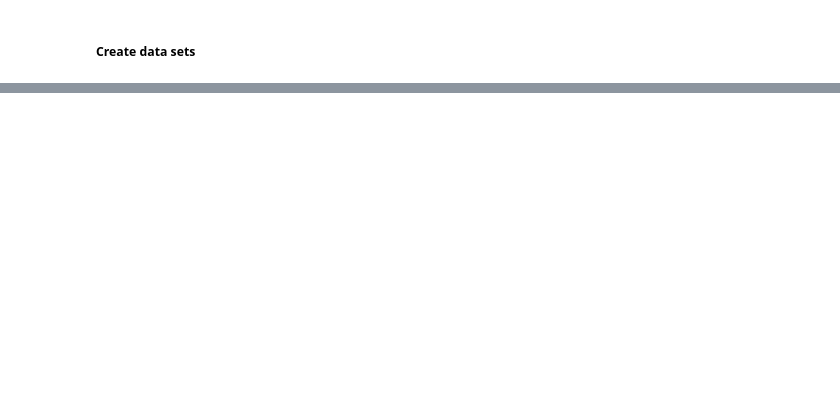
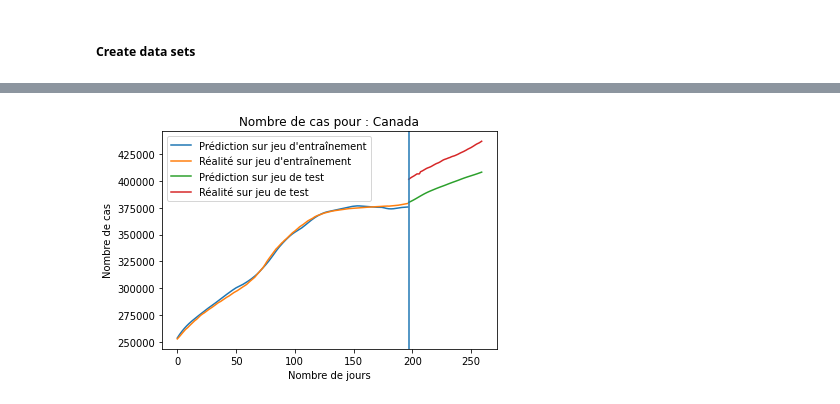
Before and after one commit to Alex2mars/UQAC_Forage_Projet_Covid, a Jupyter notebook: covid_predict.ipynb, the cells around one changed output, grey strips where cells are left out. Drawn from its saved outputs; the diff is of its cells as text; code cells hidden in the pictures; blank space fills up the shorter version.

```diff
--- a/covid_predict.ipynb
+++ b/covid_predict.ipynb
@@ -544,16 +509,22 @@ plt.show()
 # %%
 # Scaled values
 confirmed_scaler = MinMaxScaler((-1, 1))
-deaths_scaler = MinMaxScaler((-1, 1))
+vaccination_scaler = MinMaxScaler((-1, 1))
 stringency_scaler = MinMaxScaler((-1, 1))
 
-confirmed_scaler.fit(confirmed_country_values.reshape((-1, 1)))
-scaled_confirmed = confirmed_scaler.transform(confirmed_country_values.reshape((-1, 1))).reshape((-1,))
+confirmed_scaler.fit(confirmed_country_values_ml_2.reshape((-1, 1)))
+scaled_confirmed = confirmed_scaler.transform(confirmed_country_values_ml_2.reshape((-1, 1))).reshape((-1,))
 
-deaths_scaler.fit(deaths_country_values.reshape((-1, 1)))
-scaled_deaths = deaths_scaler.transform(deaths_country_values.reshape((-1, 1))).reshape((-1,))
+vaccination_scaler.fit(vaccination_index_values_ml_2.reshape((-1, 1)))
+scaled_vaccinations = vaccination_scaler.transform(vaccination_index_values_ml_2.reshape((-1, 1))).reshape((-1,))
 
-stringency_scaler.fit(np.array(stringency_index_values).reshape((-1, 1)))
-scaled_stringency = stringency_scaler.transform(np.array(stringency_index_values).reshape((-1, 1))).reshape((-1,))
+stringency_scaler.fit(np.array(stringency_index_values_ml_2).reshape((-1, 1)))
+scaled_stringency = stringency_scaler.transform(np.array(stringency_index_values_ml_2).reshape((-1, 1))).reshape((-1,))
 # %%
-multi_data = list(zip(scaled_confirmed, scaled_stringency))
+multi_data = list(zip(scaled_confirmed, scaled_stringency, scaled_vaccinations))
+# %%
+multi_train, multi_test, _ = create_lstm_sets(multi_data, time_steps, scale=False, train_percent=0.70)
+multi_trainX, multi_trainY = multi_train
+multi_testX, multi_testY = multi_test
+# %%
+multi_lstm = lstm_network_multi(multi_trainX, multi_trainY, time_steps, n_features)
@@ -559,0 +549,4 @@ multi_data = list(zip(scaled_confirmed, scaled_stringency))
+# %%
+display_plot_lstm(multi_lstm, confirmed_scaler, multi_trainX, multi_trainY, multi_testX, multi_testY, country, "cas")
+# %% [output]
+[figure, added]
```
Also changed, not shown: parts of 25 cells of this notebook.
